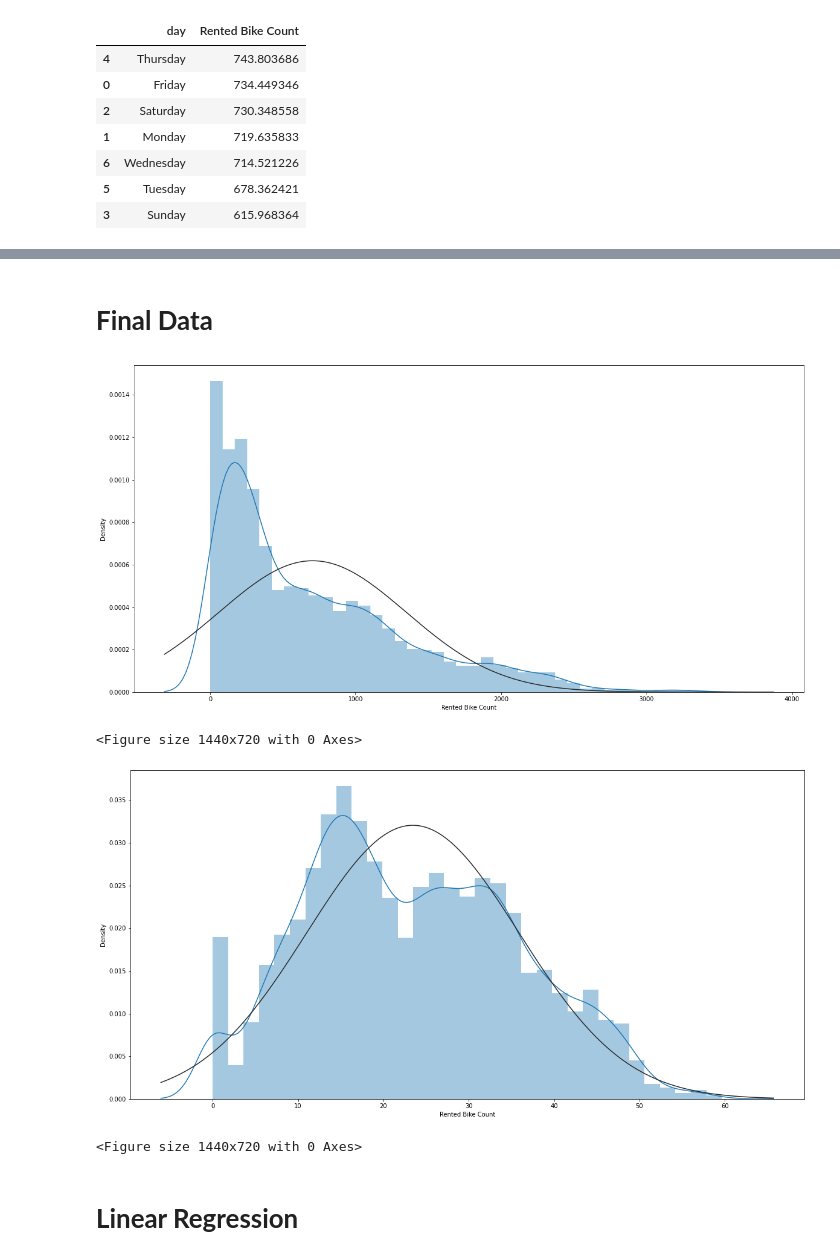
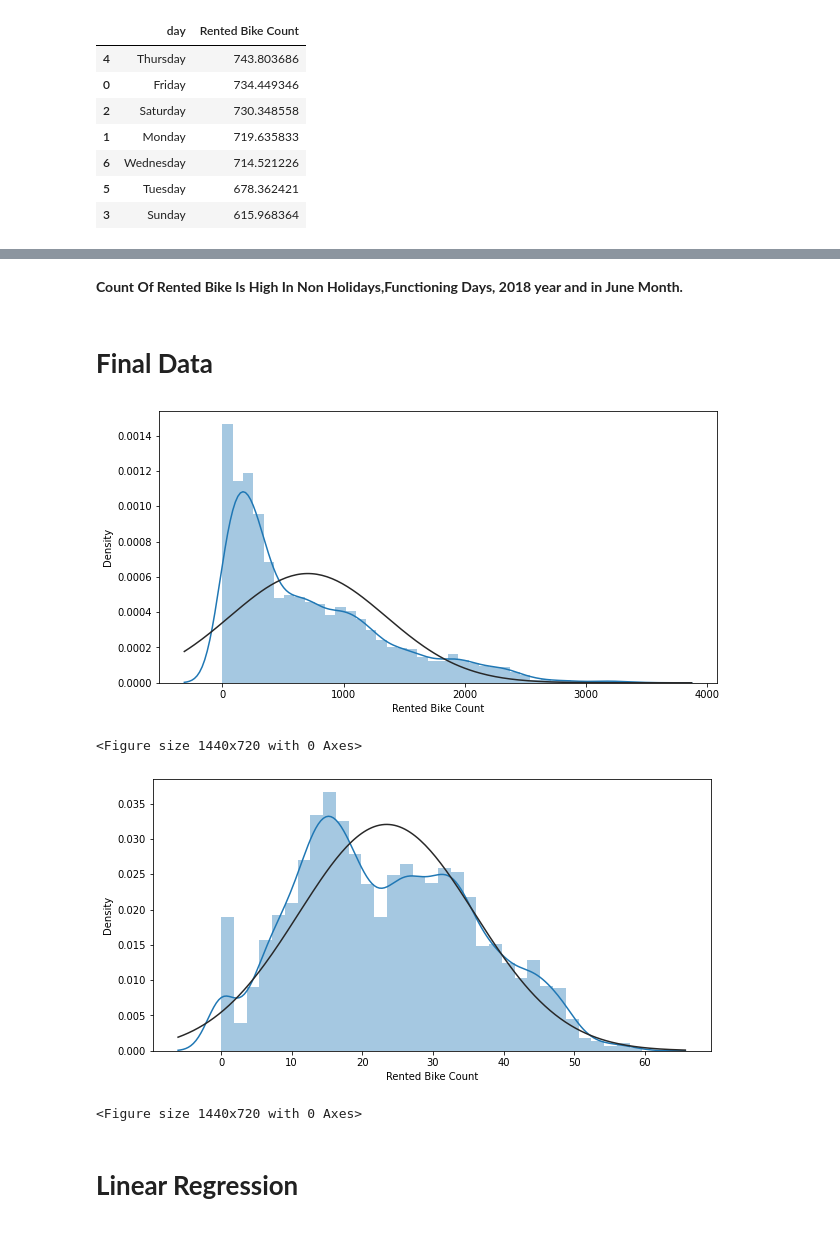
Before and after one commit to saurabhshinkar/Bike-Sharing-Demand-Prediction, a Jupyter notebook: Bike_Sharing_Demand_Prediction_Capstone_Project.ipynb, the cells around one changed output, grey strips where cells are left out. Cells and saved outputs as stored; diff of their text form; code cells hidden in the pictures.

```diff
--- a/Bike_Sharing_Demand_Prediction_Capstone_Project.ipynb
+++ b/Bike_Sharing_Demand_Prediction_Capstone_Project.ipynb
@@ -506,4 +523,6 @@ for i in var:
 [figure]
+# %% [markdown]
+**Count Of Rented Bike Is High In Non Holidays,Functioning Days, 2018 year and in June Month.**
 # %% [markdown]
 # **Final Data**
 # %%
@@ -522,17 +541,19 @@ encoder_df.columns = encoder.get_feature_names(['Seasons','Holiday','Functioning
 final_df = data.join(encoder_df)
 # %%
 # Target Variable Transformation
+plt.figure(figsize=(10,5))
 sns.distplot(final_df['Rented Bike Count'], fit=norm);
 fig = plt.figure()
 # %% [output]
-[figure, old version]
+[figure, new version]
 <Figure size 1440x720 with 0 Axes>
 # %%
 # It looks more normal now.
+plt.figure(figsize=(10,5))
 sns.distplot(np.sqrt(final_df['Rented Bike Count']), fit=norm);
 fig = plt.figure()
 # %% [output]
-[figure, old version]
+[figure, new version]
 <Figure size 1440x720 with 0 Axes>
 # %%
 #Dependant variable
```
Also changed, not shown: parts of 30 cells of this notebook.
